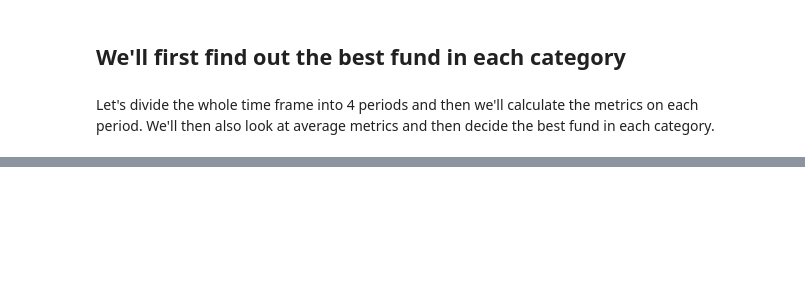
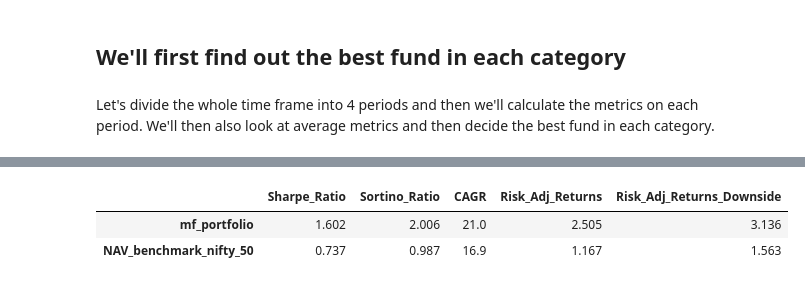
Before and after one commit to Dhruv-Kushwaha2010/mf_portfolio, a Jupyter notebook: analysis.ipynb, the cells around one changed output, grey strips where cells are left out. Saved outputs shown, nothing was run; the diff lists cells and outputs as text; code cells hidden in the pictures; blank space fills up the shorter version.

```diff
--- a/analysis.ipynb
+++ b/analysis.ipynb
@@ -433,7 +433,7 @@ Sharpe Ratio: 1.1398
 Sortino Ratio: 1.5192
 # %%
 # Calculate CAGR
-cagr = calculate_cagr(nifty_df['NAV_benchmark_nifty'])
+cagr = calculate_cagr(nifty_df['NAV'])
 print(f"CAGR: {cagr:.4%}")
 # %% [output]
 CAGR: 16.3873%
@@ -612,0 +625,6 @@ aggressive_hybrid:
+# %%
+calculate_performance_metrics(norm_df[['mf_portfolio', 'NAV_benchmark_nifty_50']], risk_free_rate=0.06)
+# %% [output]
+|  | Sharpe_Ratio | Sortino_Ratio | CAGR | Risk_Adj_Returns | Risk_Adj_Returns_Downside |
+| mf_portfolio | 1.602 | 2.006 | 21.0 | 2.505 | 3.136 |
+| NAV_benchmark_nifty_50 | 0.737 | 0.987 | 16.9 | 1.167 | 1.563 |
```
Also changed, not shown: parts of 14 cells of this notebook, 2 other files.
